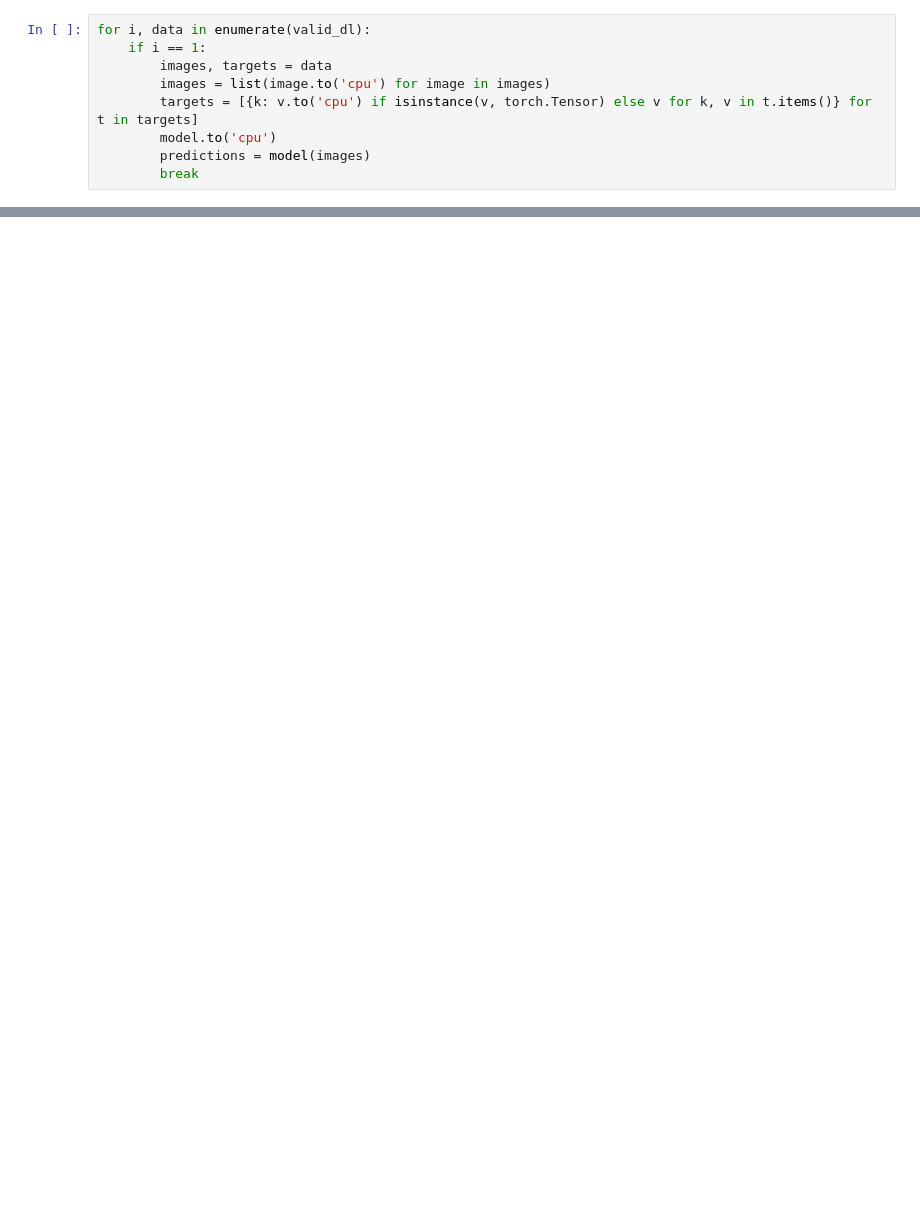
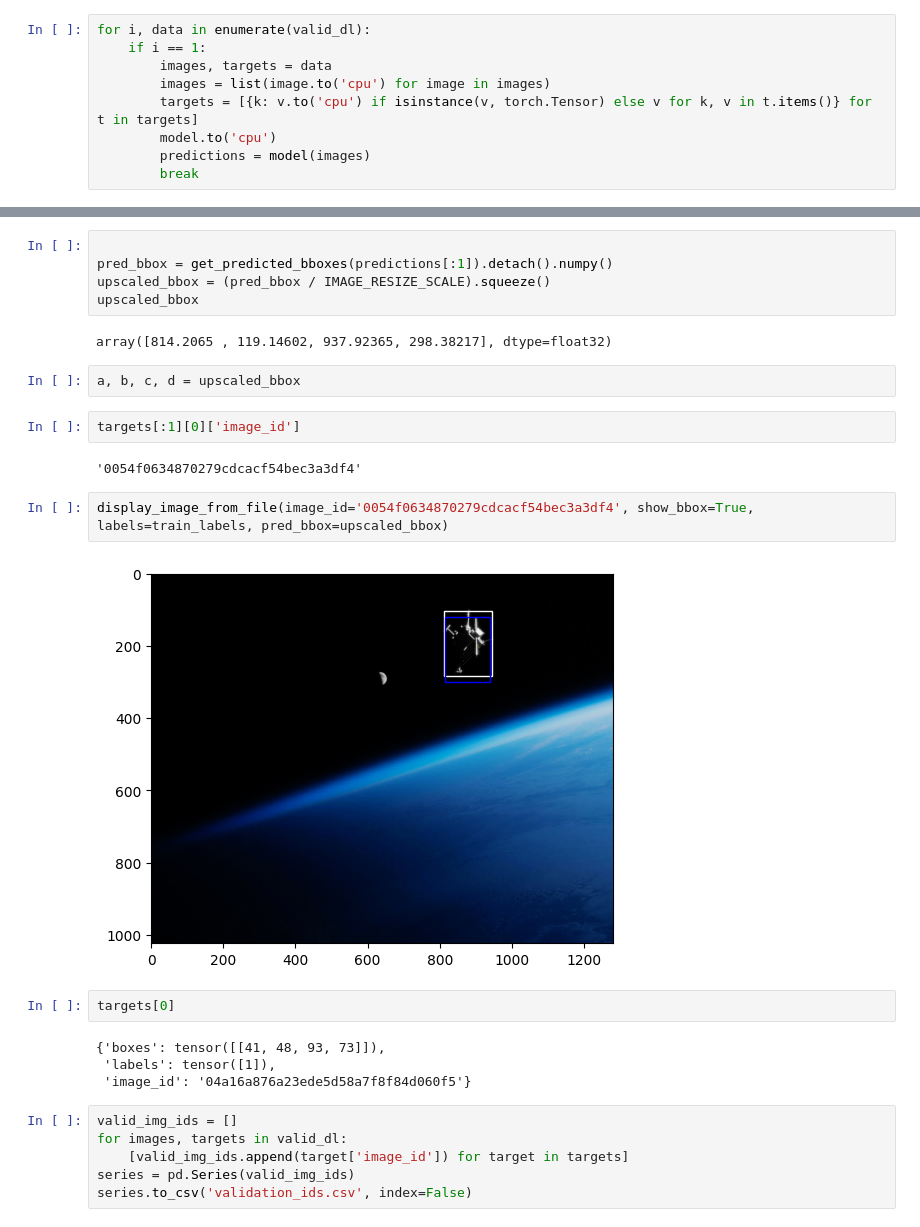
Before and after one commit to jhicks2306/spacecrafts, a Jupyter notebook: notebooks/train-3.ipynb, the cells around one changed output, grey strips where cells are left out. Cells and saved outputs as stored; diff of their text form; blank space fills up the shorter version.

```diff
--- a/notebooks/train-3.ipynb
+++ b/notebooks/train-3.ipynb
@@ -506,0 +528,29 @@ display_images(images, targets, predictions, cols=2)
+# %%
+
+pred_bbox = get_predicted_bboxes(predictions[:1]).detach().numpy()
+upscaled_bbox = (pred_bbox / IMAGE_RESIZE_SCALE).squeeze()
+upscaled_bbox
+# %% [output]
+array([814.2065 , 119.14602, 937.92365, 298.38217], dtype=float32)
+# %%
+a, b, c, d = upscaled_bbox
+# %%
+targets[:1][0]['image_id']
+# %% [output]
+'0054f0634870279cdcacf54bec3a3df4'
+# %%
+display_image_from_file(image_id='0054f0634870279cdcacf54bec3a3df4', show_bbox=True, labels=train_labels, pred_bbox=upscaled_bbox)
+# %% [output]
+[figure, added]
+# %%
+targets[0]
+# %% [output]
+{'boxes': tensor([[41, 48, 93, 73]]),
+ 'labels': tensor([1]),
+ 'image_id': '04a16a876a23ede5d58a7f8f84d060f5'}
+# %%
+valid_img_ids = []
+for images, targets in valid_dl:
+    [valid_img_ids.append(target['image_id']) for target in targets]
+series = pd.Series(valid_img_ids)
+series.to_csv('validation_ids.csv', index=False)
```
Also changed, not shown: parts of 13 cells of this notebook, 4 other files.
